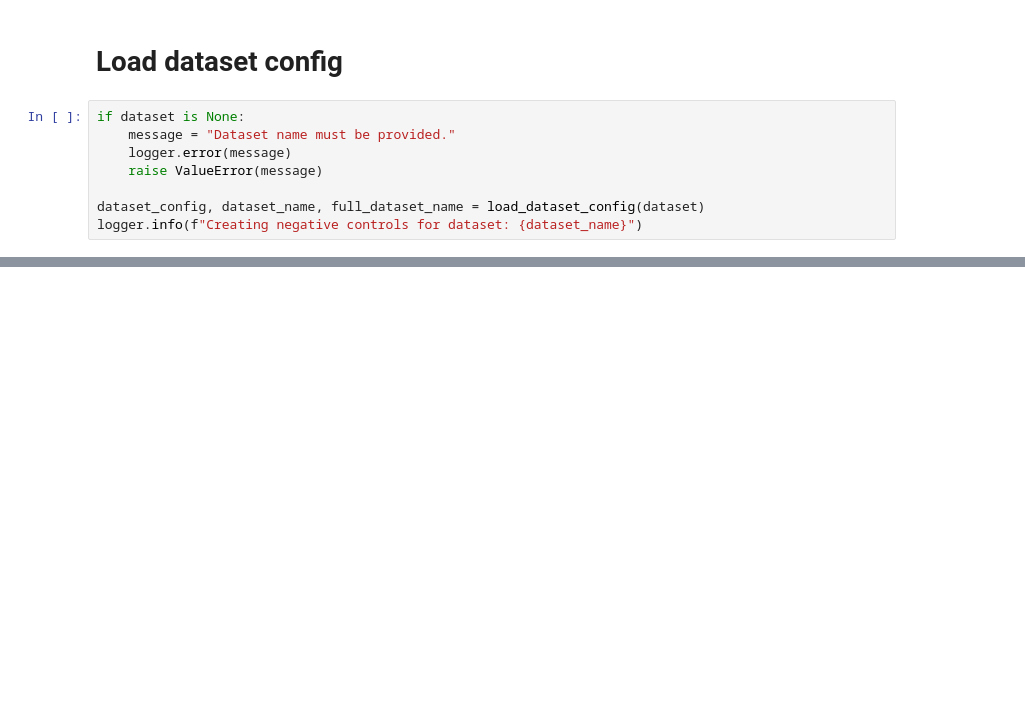
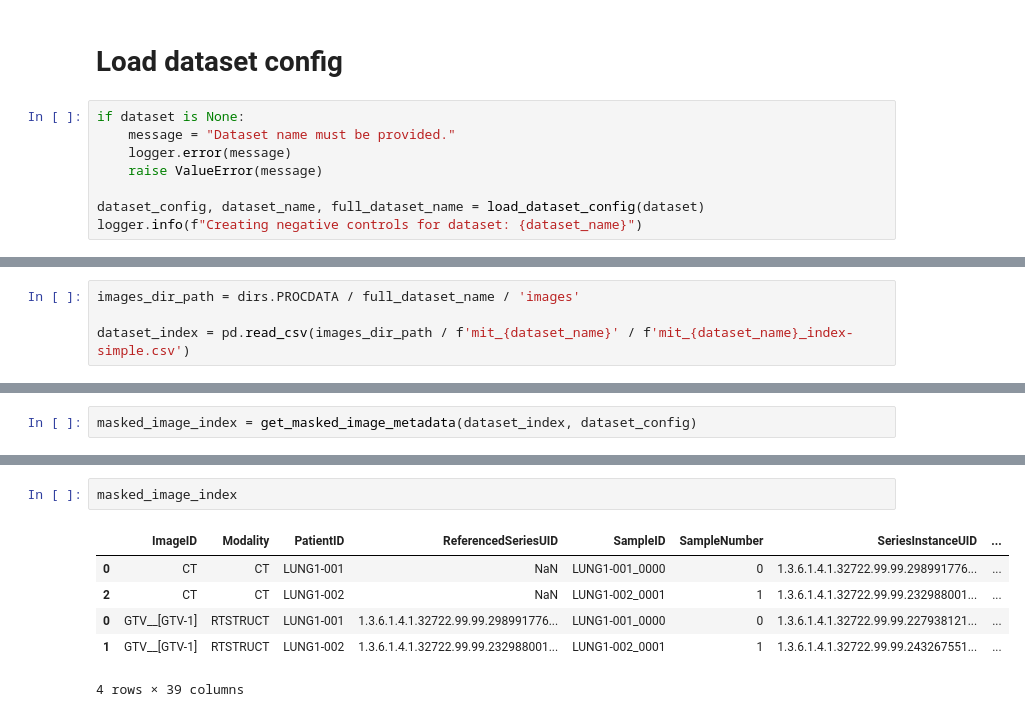
Before and after one commit to bhklab/readii_2_roqc, a Jupyter notebook: sandbox/restructure_make_negative_controls.ipynb, the cells around one changed output, grey strips where cells are left out. Saved outputs shown, nothing was run; the diff lists cells and outputs as text; blank space fills up the shorter version.

Commit message:
feat: add updated file existence checking, function for negative control generation and image and mask loading

```diff
--- a/sandbox/restructure_make_negative_controls.ipynb
+++ b/sandbox/restructure_make_negative_controls.ipynb
@@ -33,0 +38,4 @@ get_readii_settings(dataset_config)
+# %%
+images_dir_path = dirs.PROCDATA / full_dataset_name / 'images'
+
+dataset_index = pd.read_csv(images_dir_path / f'mit_{dataset_name}' / f'mit_{dataset_name}_index-simple.csv')
@@ -33,0 +44,2 @@ get_readii_settings(dataset_config)
+# %%
+masked_image_index = get_masked_image_metadata(dataset_index, dataset_config)
@@ -33,0 +161,9 @@ get_readii_settings(dataset_config)
+# %%
+masked_image_index
+# %% [output]
+|  | ImageID | Modality | PatientID | ReferencedSeriesUID | SampleID | SampleNumber | SeriesInstanceUID | ... |
+| 0 | CT | CT | LUNG1-001 | NaN | LUNG1-001_0000 | 0 | 1.3.6.1.4.1.32722.99.99.298991776... | ... |
+| 2 | CT | CT | LUNG1-002 | NaN | LUNG1-002_0001 | 1 | 1.3.6.1.4.1.32722.99.99.232988001... | ... |
+| 0 | GTV__[GTV-1] | RTSTRUCT | LUNG1-001 | 1.3.6.1.4.1.32722.99.99.298991776... | LUNG1-001_0000 | 0 | 1.3.6.1.4.1.32722.99.99.227938121... | ... |
+| 1 | GTV__[GTV-1] | RTSTRUCT | LUNG1-002 | 1.3.6.1.4.1.32722.99.99.232988001... | LUNG1-002_0001 | 1 | 1.3.6.1.4.1.32722.99.99.243267551... | ... |
+4 rows × 39 columns
```
Also changed, not shown: parts of 13 cells of this notebook.
